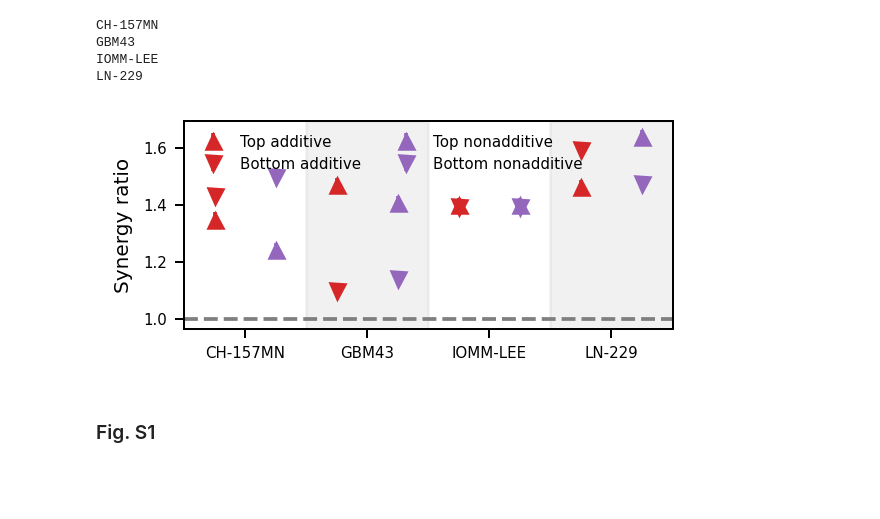
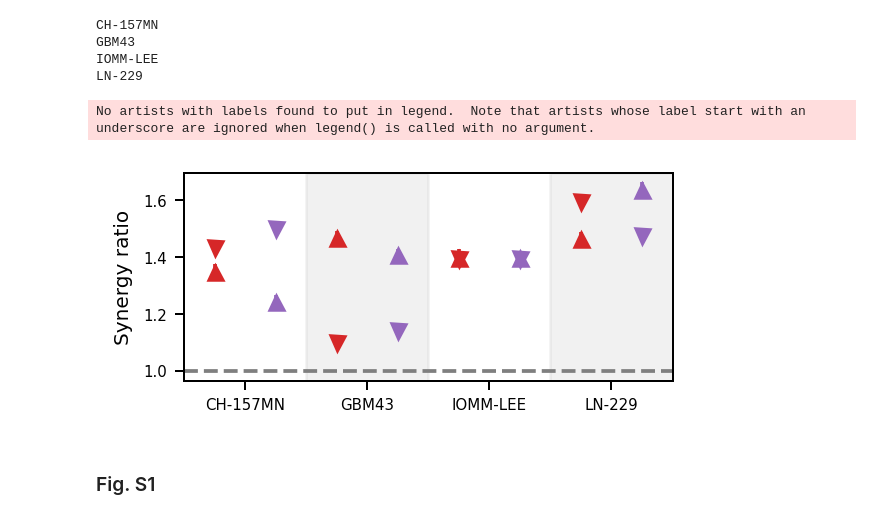
Before and after one commit to twytock/DRUG-CROPS, a Jupyter notebook: code/Experimental_Results/experimental_results.ipynb, the cells around one changed output. Saved outputs shown, nothing was run; the diff lists cells and outputs as text; code cells hidden in the pictures; blank space fills up the shorter version.

Commit message:
updated spreadsheet outputs

```diff
--- a/code/Experimental_Results/experimental_results.ipynb
+++ b/code/Experimental_Results/experimental_results.ipynb
@@ -16,9 +16,9 @@ INPUT_DIR = '../../data/Experimental_Results'
 OUTPUT_DIR = '../../output/Experimental_Results'
 # %%
 cmp_info = pd.read_table(osp.join(INPUT_DIR,'compoundinfo_beta.txt.gz'))
-nuid_drg_info = pd.read_excel(osp.join(INPUT_DIR,'combined_drug_information.xlsx'),
+nuid_drg_info = pd.read_excel(osp.join(INPUT_DIR,'DatasetS8_combined_drug_information.xlsx'),
                               engine='openpyxl',sheet_name='NU-HTA Drug Metadata')
-supp_drg_info = pd.read_excel(osp.join(INPUT_DIR,'combined_drug_information.xlsx'),
+supp_drg_info = pd.read_excel(osp.join(INPUT_DIR,'DatasetS8_combined_drug_information.xlsx'),
                               engine='openpyxl',sheet_name='MedChemExpress Drug Metadata')
 casmap = pd.read_excel(osp.join(INPUT_DIR,'updated_casmapping_050422_data.xlsx'),
                        engine='openpyxl',index_col=0)
@@ -1040,3 +1040,11 @@ venn2([set_d[('additive', '0.79')],set_d[('nonadditive', '0.79')]], ['Additive',
 fig.savefig(osp.join(OUTPUT_DIR,'fig5a_additive_nonadditive_overlap.svg'))
 # %% [output]
 [figure]
+# %%
+all_selected_pairs = TOP_ADD_MI.union(TOP_NADD_MI).union(TOP_MS_MI).union(TOP_KW_ASSAY_MI).union(ncpairs_MI)
+
+fig,ax = plt.subplots(1,1,figsize=(2,1),dpi=180)
+venn2([set(all_selected_pairs.intersection(add_inds).tolist()),
+       set(all_selected_pairs.intersection(nadd_inds).tolist()+[(('camptothecin', 'resveratrol'))])], ['Additive','Nonadditive'],
+        ['C3','C4'],alpha=0.5,ax=ax)
+fig.savefig(osp.join(OUTPUT_DIR,'fig5b_additive_nonadditive_overlap_exp.svg'))
@@ -1416,6 +1426,7 @@ for ar,CL in enumerate(['CH-157MN','GBM43','IOMM-LEE','LN-229']):
                 lbl_d[col[1]][(kw,col[0])] = ('%s %s' % (kw,col[0]))
     syn_d = dict(syn_d)
     pos_d = dict(pos_d)
+    lbl_d = dict(lbl_d)
     xticks=[]
     xticklabels=[]
     ## need to adjust to the new format of the syn_d dictionary
@@ -1522,49 +1546,40 @@ LN-229
 # %%
 symbol_d = {'Top':'^','Bottom':'v'}
 
 method_clr_d = {'additive':'C3','nonadditive':'C4'}
 
 #kk_num_d = {'Additive':0,'Nonadditive':1}
 auc_tstat_d = {}
 fig,ax = plt.subplots(1,1,dpi=180,figsize=(3.5,1.5),sharey=True)
 ax.set_ylabel('Synergy ratio',size=8)
 plt.setp(ax2.get_yticklabels(),size=6)
-
-## need to adjust to the new format of the syn_d dictionary
-## so that there is a legend with different symbols
-for (torb,method),method_dat_d in syn_d.items():
-    method_dat_df = pd.DataFrame(method_dat_d,index=['syn_ratio','syn_ratio_err','num'])
-    pos_ser = pd.Series(pos_d[(torb,method)])
-    clr = method_clr_d[method]
-    coll = ax.errorbar(pos_ser.loc[method_dat_df.columns],
-                       method_dat_df.loc['syn_ratio'],
-                       yerr=method_dat_df.loc['syn_ratio_err'],
-                       fmt='%s%s' % (clr,symbol_d[torb]),label=f'{torb} {method}')
-
-    for ((tob1,meth1),syn1),((tob2,meth2),syn2) in combs(syn_dat_d.items(),2):
-        syn1_df = pd.DataFrame(syn1,index=['syn_ratio','syn_ratio_err','num'])
-        syn2_df = pd.DataFrame(syn2,index=['syn_ratio','syn_ratio_err','num'])
-        rss2,rsp2 =ttest_ind_from_stats(syn1_df.loc['syn_ratio'],syn1_df.loc['syn_ratio_err'],syn1_df.loc['num'],
-                                        syn2_df.loc['syn_ratio'],syn2_df.loc['syn_ratio_err'],syn2_df.loc['num'])
-        ldstat_d[(CL,meth1,tob1,meth2,tob2,'syn','rs_stat')]=rss2
-        ldstat_d[(CL,meth1,tob1,meth2,tob2,'syn','rs_pval')]=rsp2
-
+syn_df = pd.DataFrame(syn_d).T
+syn_df.columns=['syn_ratio','syn_ratio_err','num']
+for CL,cl_grp in syn_df.groupby(level=2):
+    pos_ser = pd.Series(pos_d).groupby(level=2).get_group(CL)
+    clr_l = [method_clr_d[mm] for mm in pos_ser.index.get_level_values(1)]
+    sym_l = [symbol_d[tt] for tt in pos_ser.index.get_level_values(0)]
+    for ps,sy,syerr,clr,sym in zip(pos_ser.values,cl_grp.loc[:,'syn_ratio'].values,
+                                   cl_grp.loc[:,'syn_ratio_err'].values,clr_l,sym_l):
+        coll = ax.errorbar([ps], [sy], yerr=[syerr],
+                    fmt='%s%s' % (clr,sym))
 
 ax.set_ylabel('Synergy ratio',size=8)
 ax.axhline(1,ls='--',color='C7')
 ax.legend(frameon=False,prop={'size':6},ncol=2)
 ax.axvspan(1.5,3.5,color='C7',alpha=0.1)
 ax.axvspan(5.5,7.5,color='C7',alpha=0.1)
 xtls = ['CH-157MN','GBM43','IOMM-LEE','LN-229']
 xts = 0.5+2*np.arange(len(xtls))
 ax.set_xticks(xts)
 ax.set_xticklabels(xtls,size=6)
 plt.setp(ax.get_yticklabels(),size=6)
 ax.set_xlim(-0.5,7.5)
 fig.savefig(osp.join(OUTPUT_DIR,'fig5f_low_dosage_comparison_singlemethod.svg'))
 pd.Series(ldstat_d).unstack([-2,-1]).to_excel(osp.join(OUTPUT_DIR,'low_dosage_statistics_singlemethod.xlsx'))
 # %% [output]
+No artists with labels found to put in legend.  Note that artists whose label start with an underscore are ignored when legend() is called with no argument.
-[figure, old version]
+[figure, new version]
 # %% [markdown]
 ### Fig. S1
 # %% [markdown]
```
Also changed, not shown: parts of 4 cells of this notebook.
